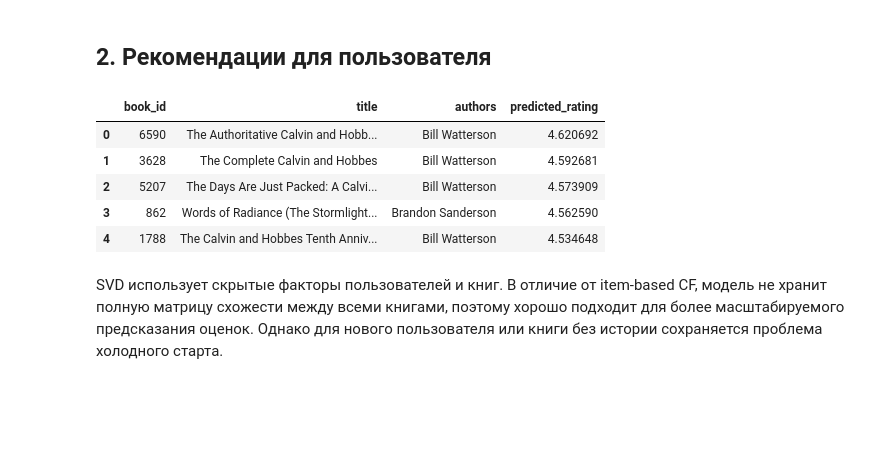
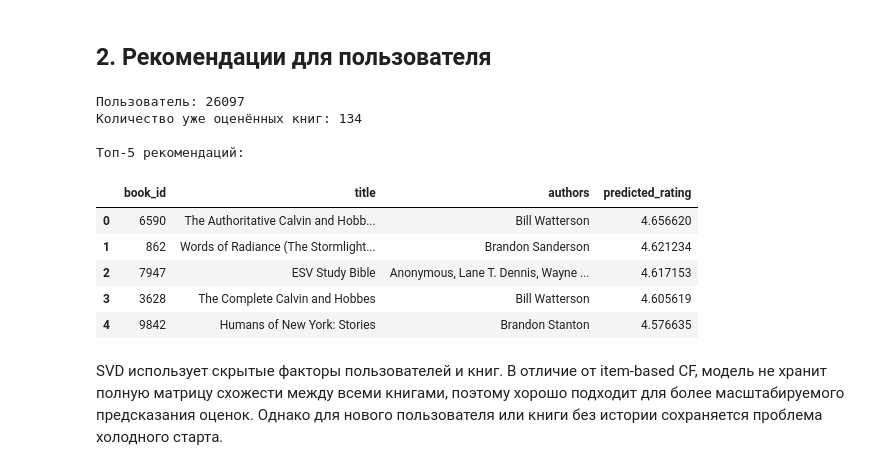
Before and after one commit to MaximTrofimenko/recommender_systems, a Jupyter notebook: hw1.ipynb, the cells around one changed output. Drawn from its saved outputs; the diff is of its cells as text; code cells hidden in the pictures; blank space fills up the shorter version.

```diff
--- a/hw1.ipynb
+++ b/hw1.ipynb
@@ -590,18 +622,35 @@ def get_recommendations(user_id, N=5):
         [['book_id', 'title', 'authors', 'predicted_rating']]
         .reset_index(drop=True)
     )
-
-
-# Пример рекомендаций для пользователя из первой строки датасета.
-example_user_id = ratings.iloc[0]['user_id']
-get_recommendations(example_user_id, N=5)
-# %% [output]
-|  | book_id | title | authors | predicted_rating |
-| 0 | 6590 | The Authoritative Calvin and Hobb... | Bill Watterson | 4.620692 |
-| 1 | 3628 | The Complete Calvin and Hobbes | Bill Watterson | 4.592681 |
-| 2 | 5207 | The Days Are Just Packed: A Calvi... | Bill Watterson | 4.573909 |
-| 3 | 862 | Words of Radiance (The Stormlight... | Brandon Sanderson | 4.562590 |
-| 4 | 1788 | The Calvin and Hobbes Tenth Anniv... | Bill Watterson | 4.534648 |
+# %%
+# Берём пользователя из строки 3456
+example_user_id = ratings.iloc[3456]['user_id']
+
+# Сначала посмотрим, сколько книг пользователь уже оценил.
+rated_books = ratings.loc[
+    ratings['user_id'] == example_user_id,
+    'book_id'
+].nunique()
+
+print('Пользователь:', example_user_id)
+print('Количество уже оценённых книг:', rated_books)
+print('\nТоп-5 рекомендаций:')
+
+# Функция использует SVD, предсказывает оценки для ещё не оценённых книг
+# и возвращает пять книг с максимальным прогнозом.
+recommendations = get_recommendations(example_user_id, N=5)
+recommendations
+# %% [output]
+Пользователь: 26097
+Количество уже оценённых книг: 134
+
+Топ-5 рекомендаций:
+|  | book_id | title | authors | predicted_rating |
+| 0 | 6590 | The Authoritative Calvin and Hobb... | Bill Watterson | 4.656620 |
+| 1 | 862 | Words of Radiance (The Stormlight... | Brandon Sanderson | 4.621234 |
+| 2 | 7947 | ESV Study Bible | Anonymous, Lane T. Dennis, Wayne ... | 4.617153 |
+| 3 | 3628 | The Complete Calvin and Hobbes | Bill Watterson | 4.605619 |
+| 4 | 9842 | Humans of New York: Stories | Brandon Stanton | 4.576635 |
 # %% [markdown]
 SVD использует скрытые факторы пользователей и книг. В отличие от item-based CF, модель не хранит полную матрицу схожести между всеми книгами, поэтому хорошо подходит для более масштабируемого предсказания оценок. Однако для нового пользователя или книги без истории сохраняется проблема холодного старта.
 # %% [markdown]
```
Also changed, not shown: parts of 8 cells of this notebook.
